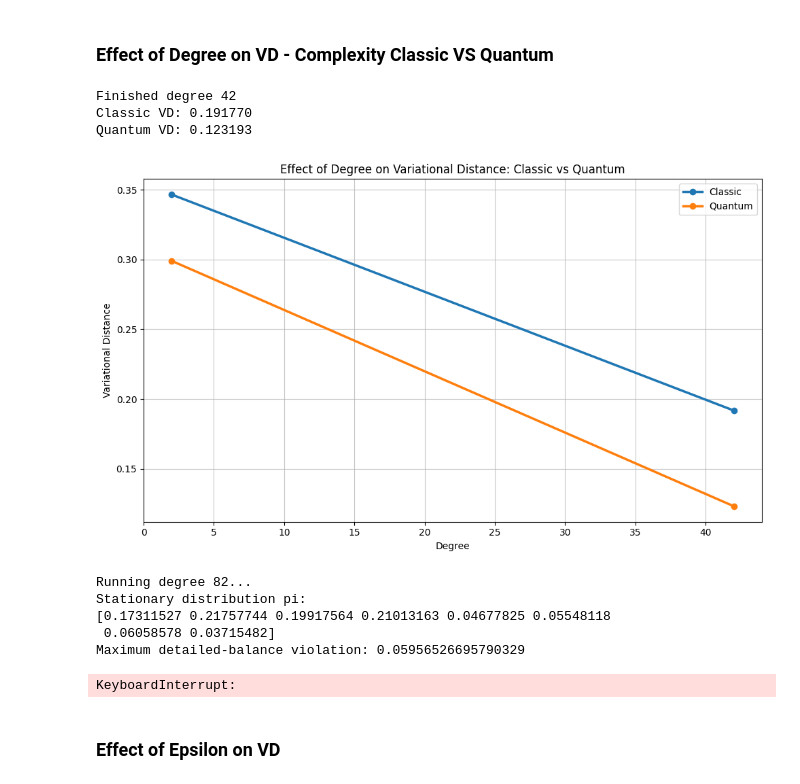
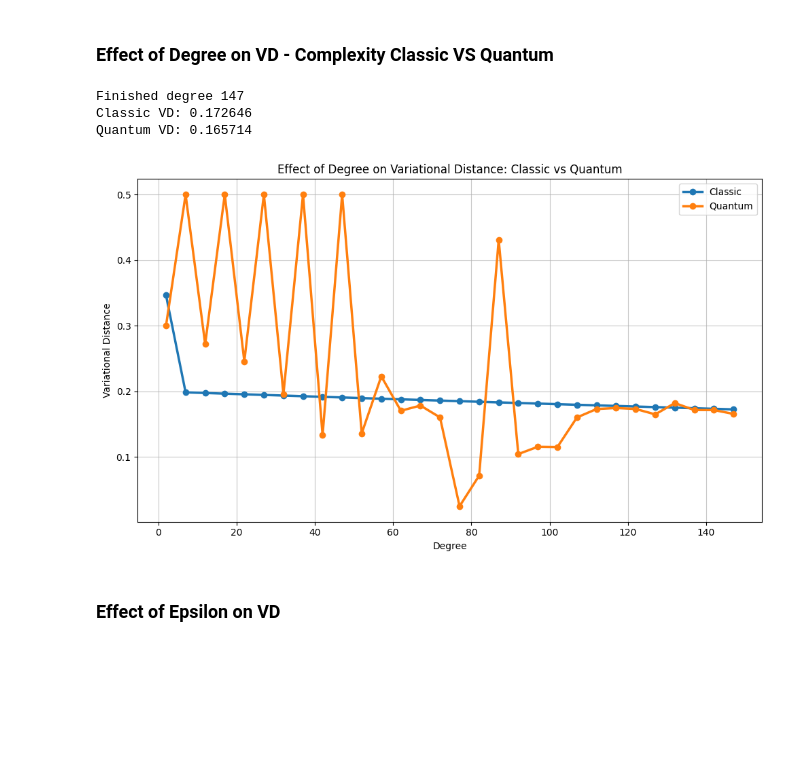
Before and after one commit to frafino/Quantum-Speedup-for-Nonreversible-Markov-Chains, a Jupyter notebook: non_reversible_toy_chain.ipynb, the cells around one changed output. Saved outputs shown, nothing was run; the diff lists cells and outputs as text; code cells hidden in the pictures; blank space fills up the shorter version.

Commit message:
Final graph

```diff
--- a/non_reversible_toy_chain.ipynb
+++ b/non_reversible_toy_chain.ipynb
@@ -1457,7 +1457,7 @@ P = P / P.sum(axis=1, keepdims=True)
 
 pi = stationary_distribution(P)
 
-degree_vals = np.arange(2, 350, 40)
+degree_vals = np.arange(2, 150, 5)
 
 vd_vals_classic = []
 vd_vals_quantum = []
@@ -1479,43 +1479,37 @@ for d in degree_vals:
     print(f"Classic VD: {vd_classic:.6f}")
     print(f"Quantum VD: {vd_quantum:.6f}")
 
     plt.figure(figsize=(10, 6))
 
     plt.plot(
         computed_degrees,
         vd_vals_classic,
         marker="o",
         label="Classic",
         linewidth=2.5
     )
 
     plt.plot(
         computed_degrees,
         vd_vals_quantum,
         marker="o",
         label="Quantum",
         linewidth=2.5
     )
 
     plt.title("Effect of Degree on Variational Distance: Classic vs Quantum")
     plt.xlabel("Degree")
     plt.ylabel("Variational Distance")
     plt.grid(True, alpha=0.7)
     plt.legend(loc="best")
 
     plt.tight_layout()
     plt.show()
 # %% [output]
-Finished degree 42
-Classic VD: 0.191770
-Quantum VD: 0.123193
+Finished degree 147
+Classic VD: 0.172646
+Quantum VD: 0.165714
-[figure, old version]
+[figure, new version]
-Running degree 82...
-Stationary distribution pi:
-[0.17311527 0.21757744 0.19917564 0.21013163 0.04677825 0.05548118
- 0.06058578 0.03715482]
-Maximum detailed-balance violation: 0.05956526695790329
-KeyboardInterrupt:
 # %% [markdown]
 ### Effect of Epsilon on VD
 # %%
```
